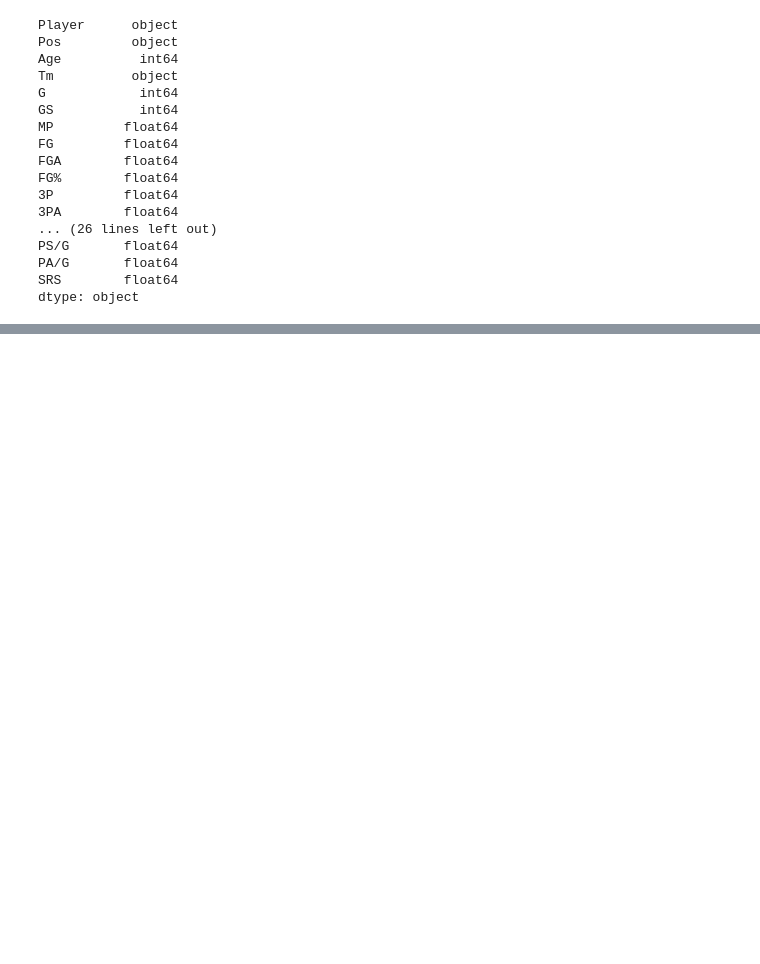
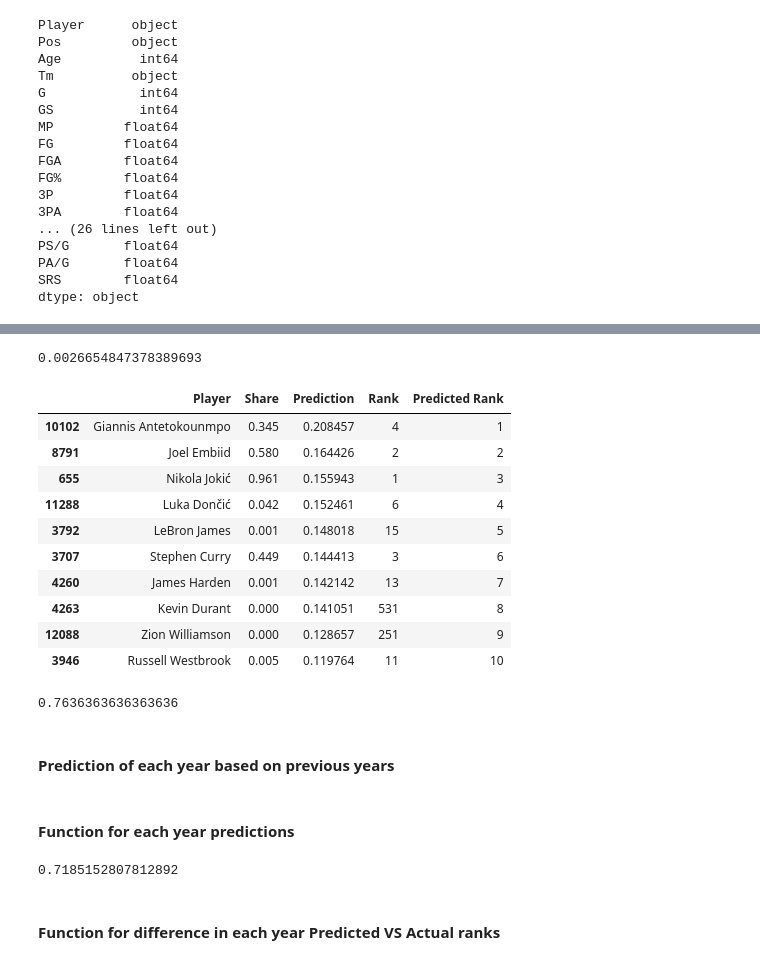
Before and after one commit to Bulspite/NBA_MVP_predicts, a Jupyter notebook: Model.ipynb, the cells around one changed output, grey strips where cells are left out. Cells and saved outputs as stored; diff of their text form; code cells hidden in the pictures; blank space fills up the shorter version.

```diff
--- a/Model.ipynb
+++ b/Model.ipynb
@@ -99,0 +111,3 @@ reg= Ridge(alpha=0.1)
+# %%
+predf = pd.DataFrame(pre,columns= ["Prediction"], index = test.index )
+predf
@@ -99,0 +128,2 @@ reg= Ridge(alpha=0.1)
+# %%
+comb_pre = pd.concat([test[["Player","Share"]],predf], axis =1)
@@ -99,0 +164,3 @@ reg= Ridge(alpha=0.1)
+# %%
+comb_pre = comb_pre.sort_values("Share",ascending = False)
+comb_pre["Rank"] = list(range(1,comb_pre.shape[0]+1))
@@ -99,0 +181,22 @@ reg= Ridge(alpha=0.1)
+# %%
+from sklearn.metrics import mean_squared_error as mse
+mse(comb_pre["Share"], comb_pre["Prediction"])
+# %% [output]
+0.0026654847378389693
+# %%
+comb_pre = comb_pre.sort_values("Prediction" ,ascending = False)
+comb_pre["Predicted Rank"] = list(range(1,comb_pre.shape[0]+1))
+# %%
+comb_pre.head(10)
+# %% [output]
+|  | Player | Share | Prediction | Rank | Predicted Rank |
+| 10102 | Giannis Antetokounmpo | 0.345 | 0.208457 | 4 | 1 |
+| 8791 | Joel Embiid | 0.580 | 0.164426 | 2 | 2 |
+| 655 | Nikola Jokić | 0.961 | 0.155943 | 1 | 3 |
+| 11288 | Luka Dončić | 0.042 | 0.152461 | 6 | 4 |
+| 3792 | LeBron James | 0.001 | 0.148018 | 15 | 5 |
+| 3707 | Stephen Curry | 0.449 | 0.144413 | 3 | 6 |
+| 4260 | James Harden | 0.001 | 0.142142 | 13 | 7 |
+| 4263 | Kevin Durant | 0.000 | 0.141051 | 531 | 8 |
+| 12088 | Zion Williamson | 0.000 | 0.128657 | 251 | 9 |
+| 3946 | Russell Westbrook | 0.005 | 0.119764 | 11 | 10 |
@@ -99,0 +216,6 @@ reg= Ridge(alpha=0.1)
+# %%
+gap(comb_pre)
+# %% [output]
+0.7636363636363636
+# %% [markdown]
+#### Prediction of each year based on previous years
@@ -99,0 +224,2 @@ reg= Ridge(alpha=0.1)
+# %% [markdown]
+#### Function for each year predictions
@@ -99,0 +238,6 @@ reg= Ridge(alpha=0.1)
+# %%
+sum(x)/len(x)
+# %% [output]
+0.7185152807812892
+# %% [markdown]
+#### Function for difference in each year Predicted VS Actual ranks
```
Also changed, not shown: parts of 16 cells of this notebook.
